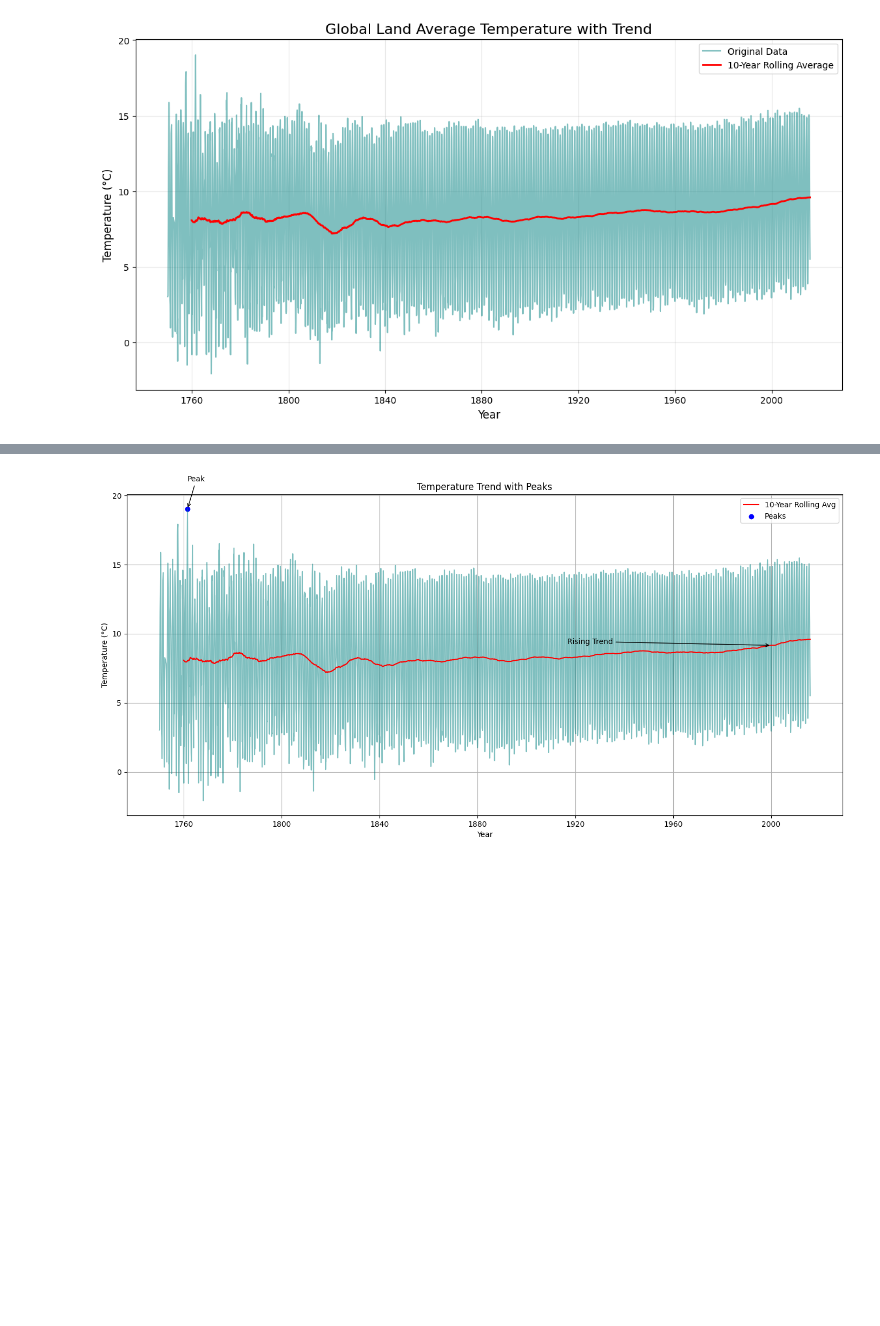
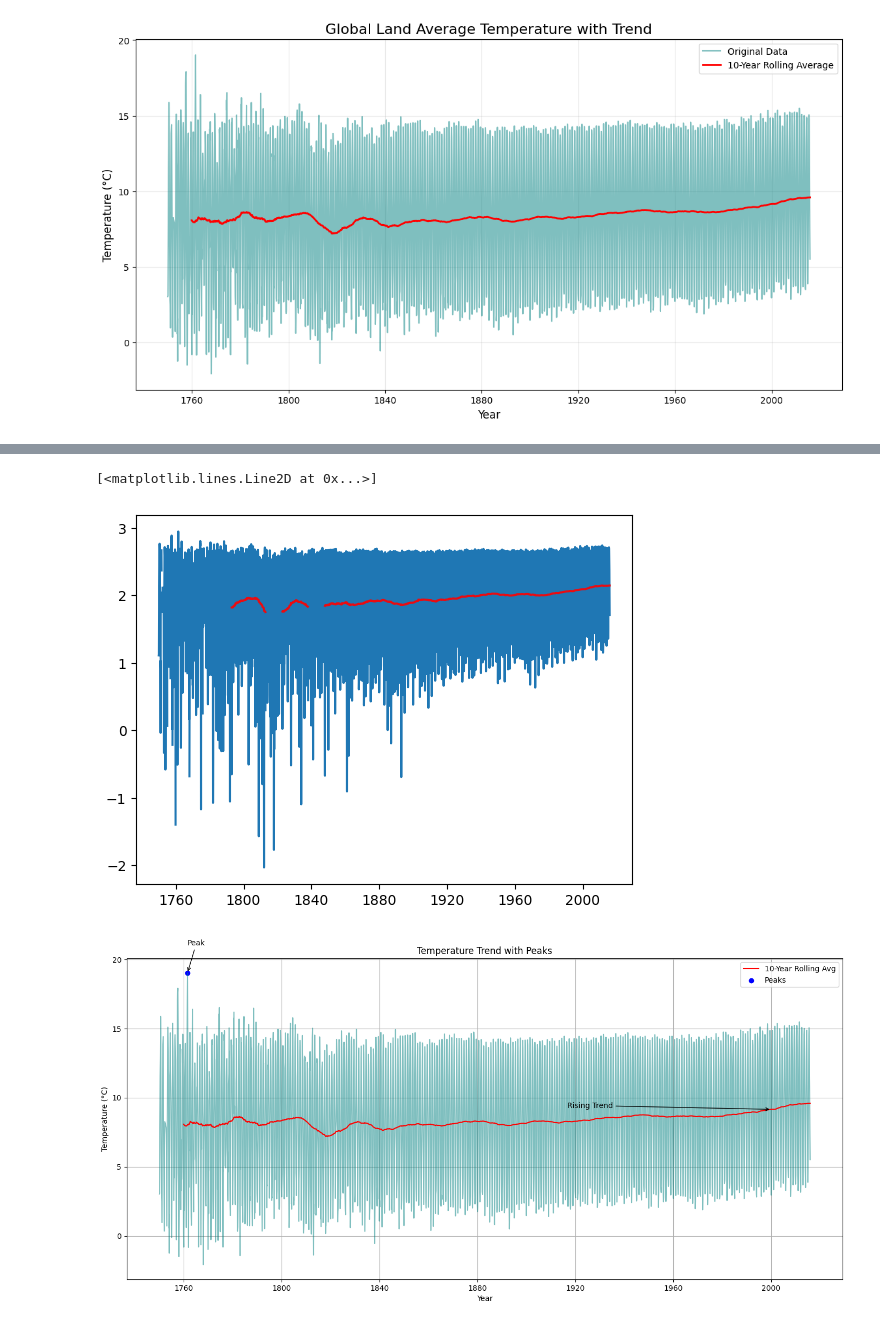
Before and after one commit to joyflorence/TIME-SERIES-AND-FORECASTING, a Jupyter notebook: practice/assignment1.ipynb, the cells around one changed output, grey strips where cells are left out. Drawn from its saved outputs; the diff is of its cells as text; code cells hidden in the pictures; blank space fills up the shorter version.

```diff
--- a/practice/assignment1.ipynb
+++ b/practice/assignment1.ipynb
@@ -119,3 +141,10 @@ plt.show()
+# %%
+movingaverage = temperature_data_logscale.rolling(window=120).mean()
+plt.plot(temperature_data_logscale)
+plt.plot(movingaverage,color = 'red',alpha = .9)
+# %% [output]
+[<matplotlib.lines.Line2D at 0x...>]
+[figure, added]
 # %%
 
 rolling_avg = temperature_data.rolling(120).mean()
```
Also changed, not shown: parts of 2 cells of this notebook, 7 other files.
